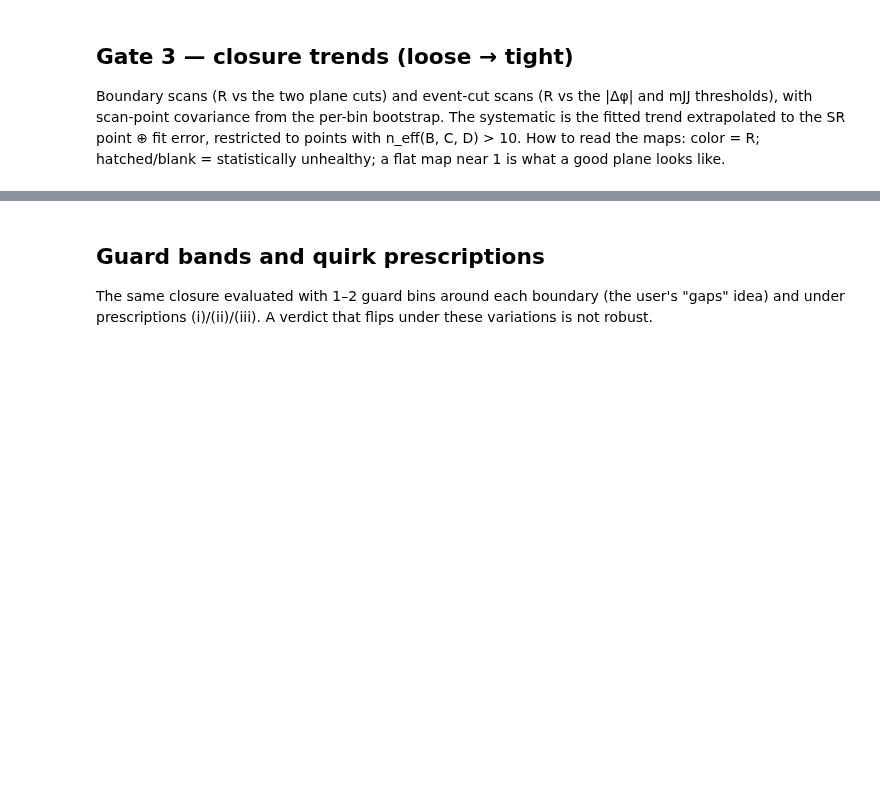
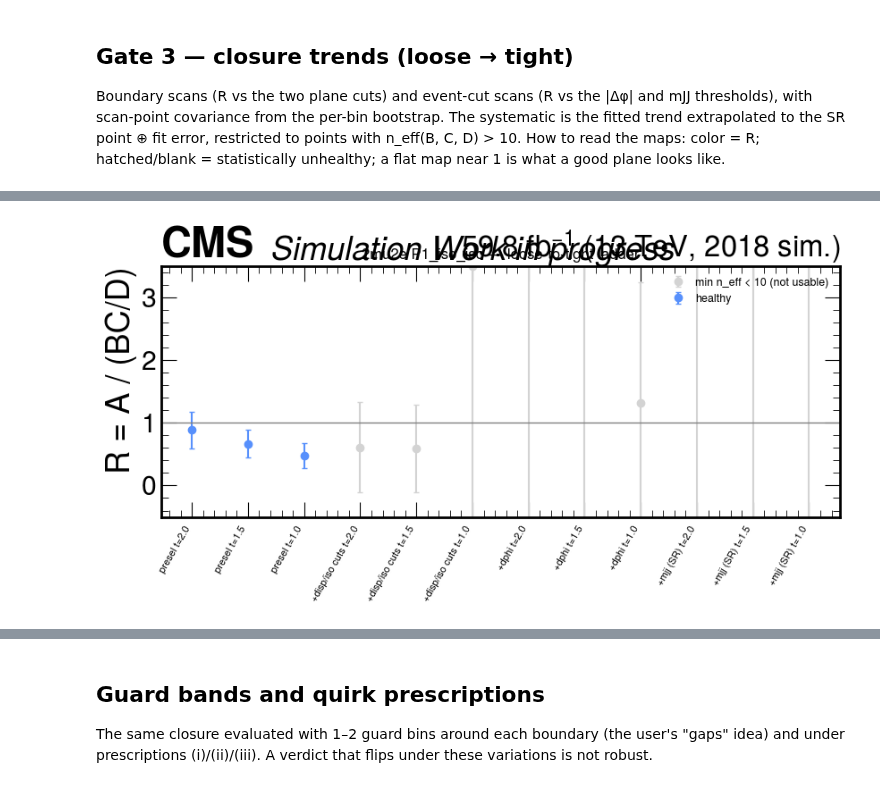
Before and after one commit to murtaza-safdari/SIDM, a Jupyter notebook: sidm/studies/abcd_plane_study/02_closure_scans.ipynb, the cells around one changed output, grey strips where cells are left out. Saved outputs shown, nothing was run; the diff lists cells and outputs as text; code cells hidden in the pictures; blank space fills up the shorter version.

```diff
--- a/sidm/studies/abcd_plane_study/02_closure_scans.ipynb
+++ b/sidm/studies/abcd_plane_study/02_closure_scans.ipynb
@@ -44,21 +46,3 @@ Fit μᵢⱼ = aᵢ·bⱼ on an adaptively rebinned grid (n_eff ≥ 10 per super
 plane × process × quirk prescription. How to read it: p > 0.05 everywhere = the
 background factorizes = ABCD's core assumption holds; p ≈ 1.0 rows are treated as
 variance over-inflation, not passes.
-# %%
-gate1 = {}
-for ch in ss.PLANES:
-    for pname in ss.PLANES[ch]:
-        for presc in ["i", "ii"]:
-            key = f"{ch}/{pname}/{presc}"
-            ps = {}
-            for p in ss.PROCESSES + ["total"]:
-                hset = total_bkg if p == "total" else by_process[p]
-                vals, var, xe, ye = ss.plane_arrays(hset, ch, pname, parity=0, prescription=presc)
-                if presc == "ii":  # drop sentinel bins on iso plane axes too
-                    spec = ss.PLANES[ch][pname]
-                    if "iso" in spec["x"] and xe[0] < 0: vals, var, xe = vals[1:], var[1:], xe[1:]
-                    if "iso" in spec["y"] and ye[0] < 0: vals, var, ye = vals[:, 1:], var[:, 1:], ye[1:]
-                fit = at.factorization_fit(vals, var) if vals.sum() > 0 else {"pvalue": np.nan, "chi2": np.nan, "ndf": 0}
-                ps[p] = fit["pvalue"]
-            gate1[key] = ps
-            print(f"{key:34s} " + " ".join(f"{p}:{v:7.3f}" for p, v in ps.items()))
@@ -157,0 +167,81 @@ for ch, pname in [("2mu2e", "P1_iso_iso"), ("2mu2e", "P2_muiso_dphi"), ("2mu2e",
+# %%
+# THE LOOSE->TIGHT LADDER: closure R along a staged tightening that relaxes BOTH
+# the event cuts and the plane boundaries (loosest first): presel -> +displacement ->
+# +dphi -> +mjj (axes that are the plane axes stay axes), each at boundary scales
+# t = 2.0, 1.5, 1.0. Gate 3 anchors at the TIGHTEST stage with min n_eff > 10:
+# R there must be consistent with 1 within max(2 sigma, 0.25); the systematic carried
+# to the sensitivity notebook is |R - 1| (+) err at that anchor. No extrapolation --
+# the unmeasurable tighter stages inherit the anchor systematic (stated openly).
+def snap(edges, v):
+    e = np.asarray(edges)
+    return float(e[int(np.argmin(np.abs(e - v)))])
+
+def staged_points(ch, pname, presc):
+    spec = ss.PLANES[ch][pname]
+    cuts = spec["cuts"]
+    disp = {k: v for k, v in cuts.items() if "disp" in k or "pix" in k or "lost" in k or "iso3" in k or k in ("muiso", "egmiso", "muiso0", "muiso1")}
+    stages = [("presel", {})]
+    stages.append(("+disp/iso cuts", dict(disp)))
+    if "dphi" in cuts:
+        d2 = dict(disp); d2["dphi"] = cuts["dphi"]; stages.append(("+dphi", d2))
+    if "mjj" in cuts:
+        d3 = dict(stages[-1][1]); d3["mjj"] = cuts["mjj"]; stages.append(("+mjj (SR)", d3))
+    pts = []
+    for si, (slabel, scuts) in enumerate(stages):
+        vals, var, xe, ye = ss.plane_arrays(total_bkg, ch, pname, parity=0,
+                                            cuts_override=scuts)
+        xlo = 0.0 if (presc == "iii" and "iso" in spec["x"] and xe[0] < 0) else None
+        ylo = 0.0 if (presc == "iii" and "iso" in spec["y"] and ye[0] < 0) else None
+        for t in (2.0, 1.5, 1.0):
+            xc = snap(xe[1:-1], spec["xspec"][1] * (t if spec["xspec"][0] == "lt" else 1 / t))
+            yc = snap(ye[1:-1], spec["yspec"][1] * (t if spec["yspec"][0] == "lt" else 1 / t))
+            kw = dict(xspec=(spec["xspec"][0], xc), yspec=(spec["yspec"][0], yc),
+                      xlo=xlo, ylo=ylo)
+            reg = at.region_sums(vals, var, xe, ye, **kw)
+            ne = min(at.n_eff(*reg[k]) for k in "ABCD")
+            r, vr = at.closure_ratio(reg)
+            pts.append(dict(stage=si, label=f"{slabel} t={t}", R=r,
+                            err=np.sqrt(max(vr, 0)), neff=ne))
+    return pts
+
+gate3 = {}
+for ch in ss.PLANES:
+    for pname in ss.PLANES[ch]:
+        if pname in ss.SCREENED_ONLY[ch]:
+            continue
+        for presc in ["i", "iii"]:
+            pts = staged_points(ch, pname, presc)
+            healthy = [p for p in pts if p["neff"] >= 10 and np.isfinite(p["R"]) and p["err"] > 0]
+            res = {"n_healthy": len(healthy), "ladder": [
+                {k: p[k] for k in ("label", "R", "err", "neff")} for p in pts]}
+            if healthy:
+                anchor = healthy[-1]   # tightest measurable point (ladder is ordered)
+                res["anchor_label"] = anchor["label"]
+                res["anchor_R"] = anchor["R"]
+                res["anchor_err"] = anchor["err"]
+                res["anchor_pass"] = bool(abs(anchor["R"] - 1) <= max(2 * anchor["err"], 0.25))
+                res["syst"] = abs(anchor["R"] - 1) + anchor["err"]
+            gate3[f"{ch}/{pname}/{presc}"] = res
+            if healthy:
+                print(f"{ch}/{pname}/{presc}: anchor [{res['anchor_label']}] "
+                      f"R = {res['anchor_R']:.3f} +- {res['anchor_err']:.3f} "
+                      f"pass={res['anchor_pass']} ({len(healthy)}/{len(pts)} healthy)")
+            else:
+                print(f"{ch}/{pname}/{presc}: NO healthy ladder points")
+        # one ladder figure per plane (prescription i)
+        pts = staged_points(ch, pname, "i")
+        fig, ax = plt.subplots(figsize=(9, 5))
+        xs = np.arange(len(pts))
+        ok = np.array([p["neff"] >= 10 for p in pts])
+        Rs = np.array([p["R"] for p in pts]); errs = np.array([p["err"] for p in pts])
+        ax.errorbar(xs[~ok], Rs[~ok], errs[~ok], marker="o", ls="", color="lightgray",
+                    capsize=2, label="min n_eff < 10 (not usable)")
+        ax.errorbar(xs[ok], Rs[ok], errs[ok], marker="o", ls="", color="C0",
+                    capsize=2, label="healthy")
+        ax.axhline(1, color="gray", lw=1)
+        ax.set_xticks(xs, [p["label"] for p in pts], rotation=60, ha="right", fontsize=8)
+        ax.set_ylabel("R = A / (BC/D)"); ax.set_ylim(-0.5, 3.5)
+        ax.set_title(f"{ch} {pname} — loose-to-tight ladder", fontsize=12)
+        ax.legend(fontsize=9); cms_label(ax)
+        plt.tight_layout(); plt.show()
+# %% [output]
@@ -157,0 +250 @@ for ch, pname in [("2mu2e", "P1_iso_iso"), ("2mu2e", "P2_muiso_dphi"), ("2mu2e",
+[figure, added]
```
Also changed, not shown: parts of 17 cells of this notebook, 7 other files.
